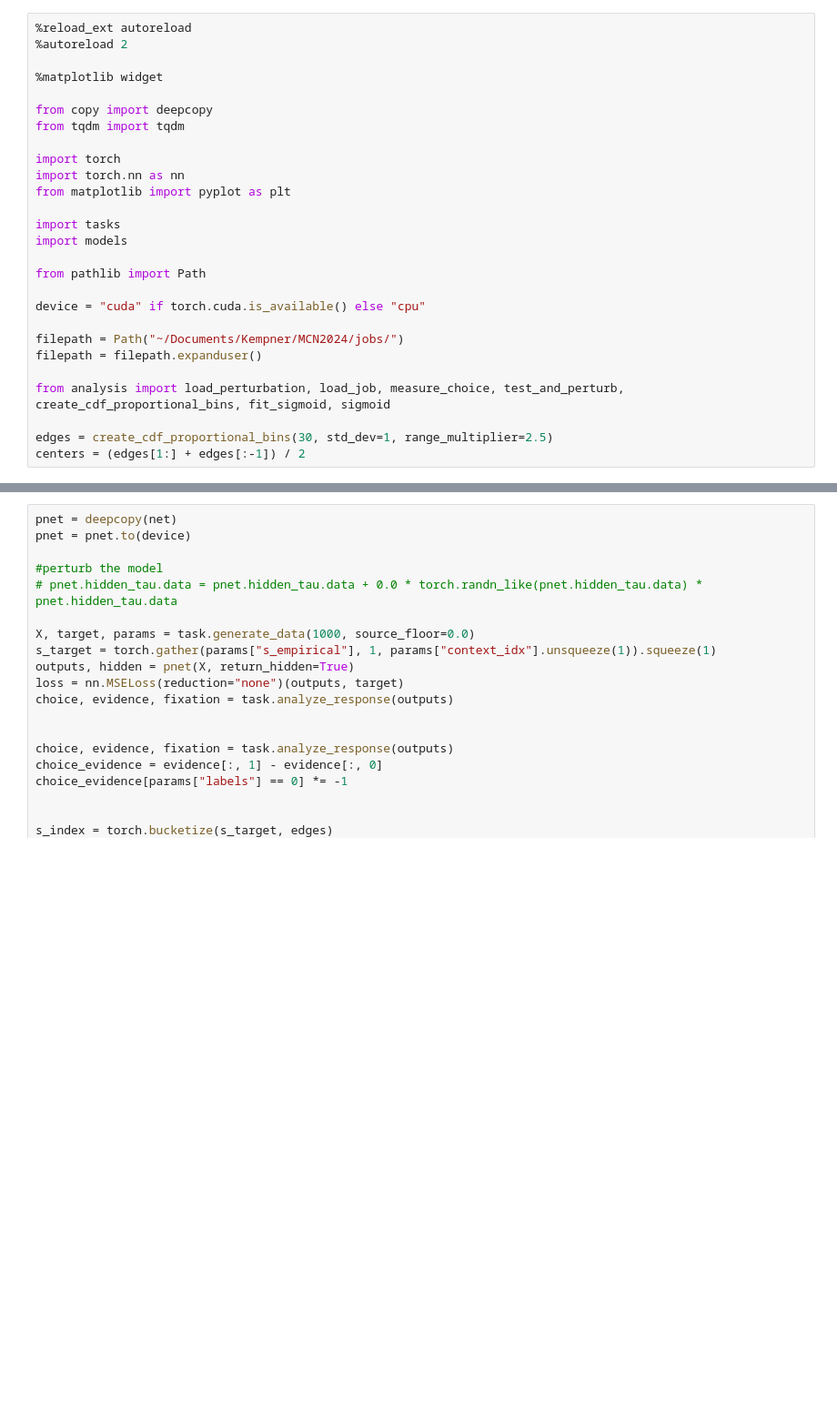
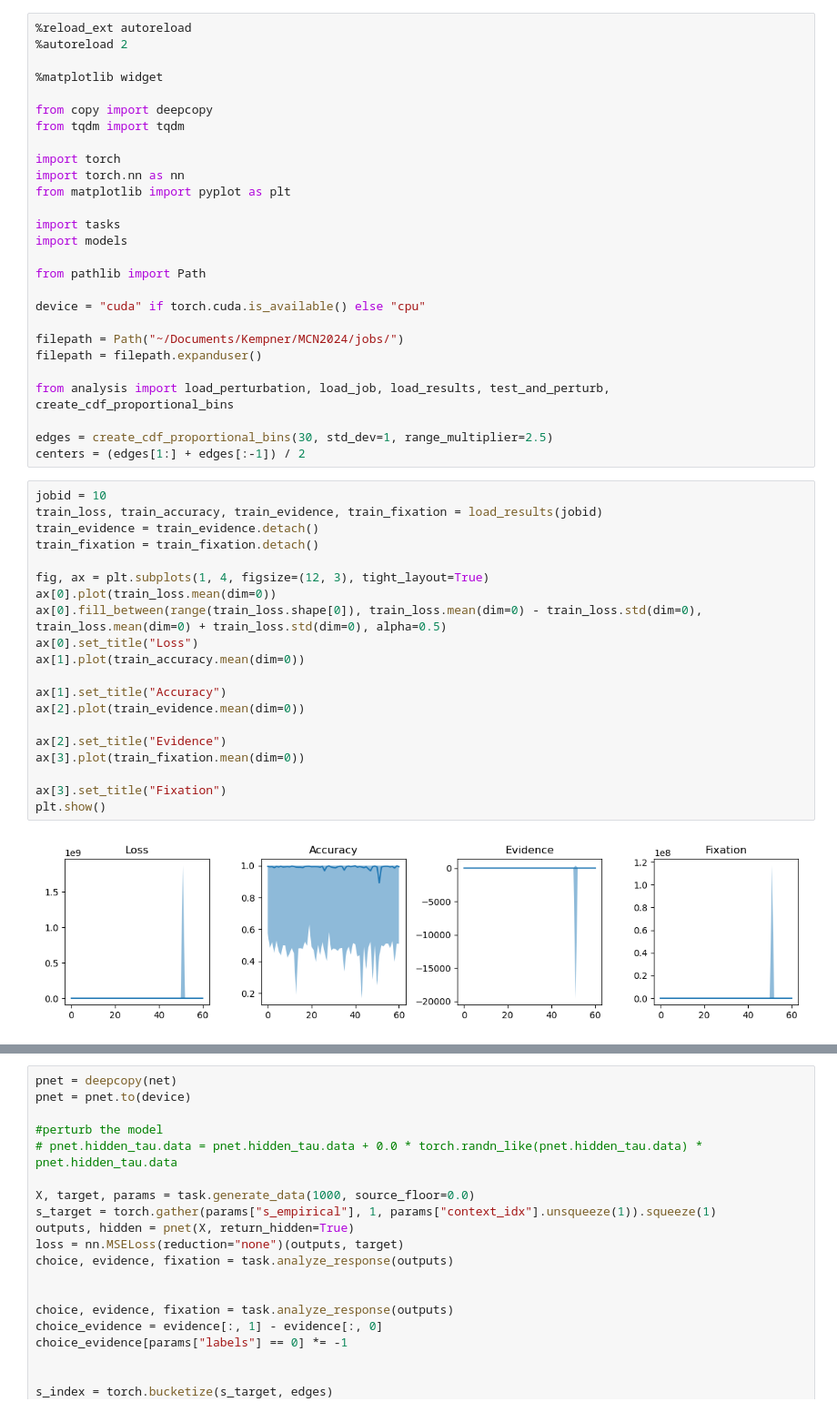
Before and after one commit to landoskape/mcn2024-psets, a Jupyter notebook: intrinsic-excitability/perturb.ipynb, the cells around one changed output, grey strips where cells are left out. Shown at 91% size. Drawn from its saved outputs; the diff is of its cells as text; blank space fills up the shorter version.

```diff
--- a/intrinsic-excitability/perturb.ipynb
+++ b/intrinsic-excitability/perturb.ipynb
@@ -21,10 +21,32 @@ device = "cuda" if torch.cuda.is_available() else "cpu"
 filepath = Path("~/Documents/Kempner/MCN2024/jobs/")
 filepath = filepath.expanduser()
 
-from analysis import load_perturbation, load_job, measure_choice, test_and_perturb, create_cdf_proportional_bins, fit_sigmoid, sigmoid
+from analysis import load_perturbation, load_job, load_results, test_and_perturb, create_cdf_proportional_bins
 
 edges = create_cdf_proportional_bins(30, std_dev=1, range_multiplier=2.5)
 centers = (edges[1:] + edges[:-1]) / 2
+# %%
+jobid = 10
+train_loss, train_accuracy, train_evidence, train_fixation = load_results(jobid)
+train_evidence = train_evidence.detach()
+train_fixation = train_fixation.detach()
+
+fig, ax = plt.subplots(1, 4, figsize=(12, 3), tight_layout=True)
+ax[0].plot(train_loss.mean(dim=0))
+ax[0].fill_between(range(train_loss.shape[0]), train_loss.mean(dim=0) - train_loss.std(dim=0), train_loss.mean(dim=0) + train_loss.std(dim=0), alpha=0.5)
+ax[0].set_title("Loss")
+ax[1].plot(train_accuracy.mean(dim=0))
+
+ax[1].set_title("Accuracy")
+ax[2].plot(train_evidence.mean(dim=0))
+
+ax[2].set_title("Evidence")
+ax[3].plot(train_fixation.mean(dim=0))
+
+ax[3].set_title("Fixation")
+plt.show()
+# %% [output]
+[figure, added]
 # %%
 # Load trained model and results
 
```
Also changed, not shown: parts of 2 cells of this notebook, 1 other file.
